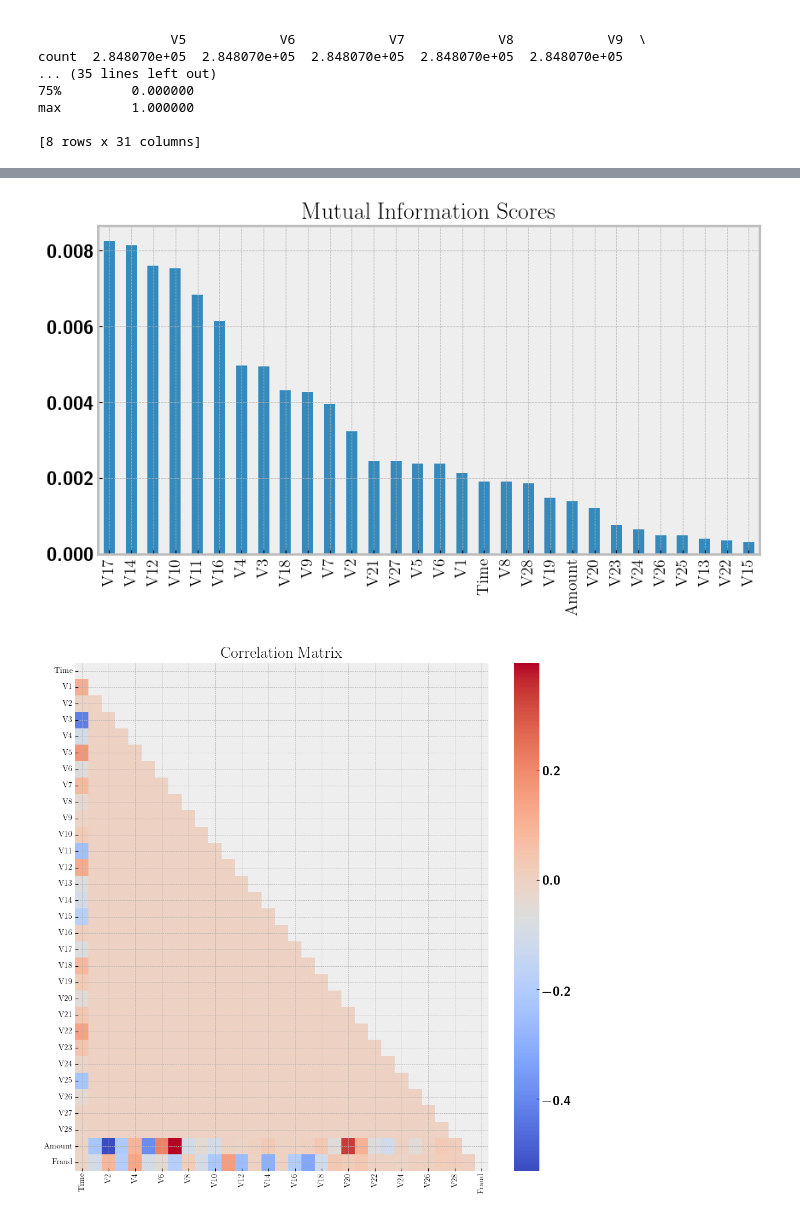
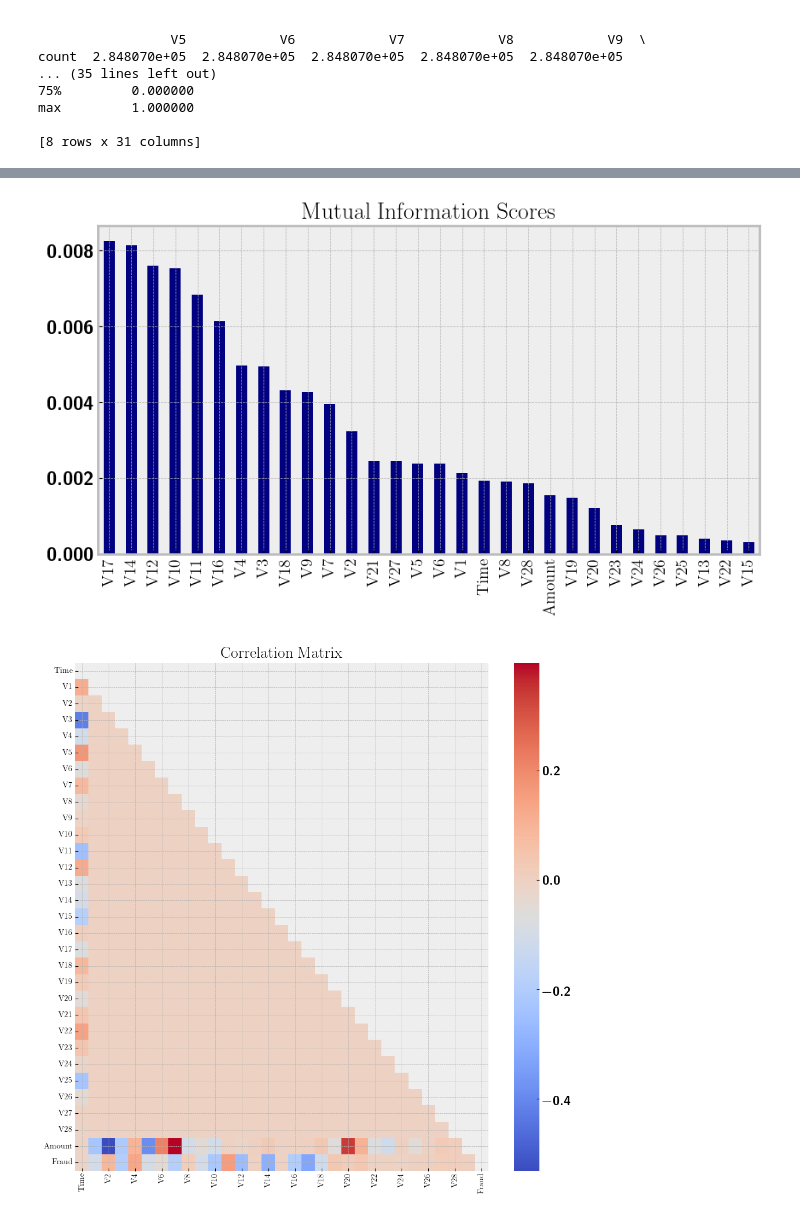
Before and after one commit to evanfrang/fraud_detection, a Jupyter notebook: fraud_eda.ipynb, the cells around one changed output, grey strips where cells are left out. Cells and saved outputs as stored; diff of their text form; code cells hidden in the pictures.

Commit message:
adding some images

```diff
--- a/fraud_eda.ipynb
+++ b/fraud_eda.ipynb
@@ -105,10 +103,10 @@ y = df['Fraud']
 mi_scores = mutual_info_classif(X, y)
 mi_df = pd.Series(mi_scores, index=X.columns).sort_values(ascending=False)
 # %%
-mi_df.plot(kind='bar', figsize=(10, 5), title='Mutual Information Scores')
-plt.show()
+mi_df.plot(kind='bar', figsize=(10, 5), title='Mutual Information Scores', color='navy')
+plt.savefig('images/mutual_info_before.jpg')
 # %% [output]
-[figure, old version]
+[figure, new version]
 # %%
 mask = np.triu(np.ones_like(corr_mat, dtype=bool))
 plt.figure(figsize=(10, 10))
```
Also changed, not shown: parts of 2 cells of this notebook, 5 other files.
